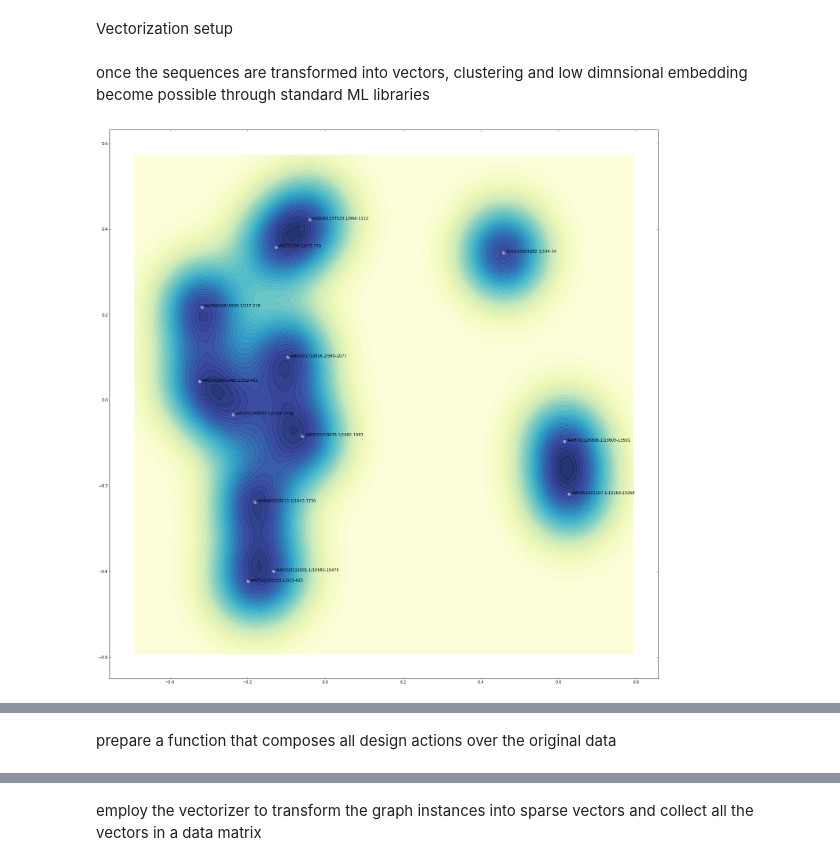
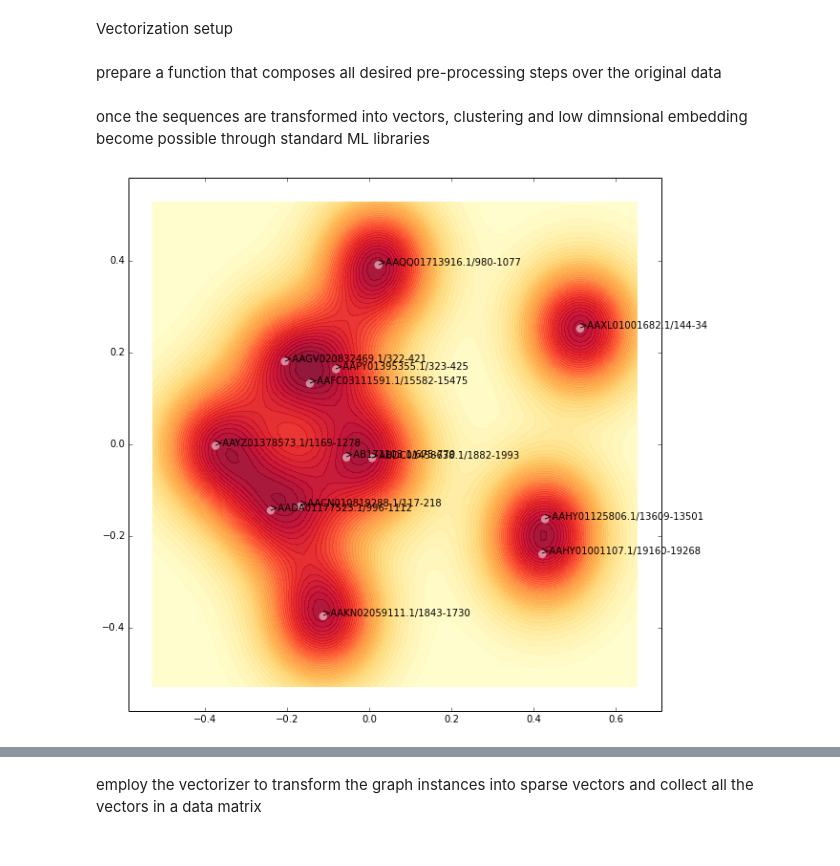
Before and after one commit to fabriziocosta/EDeN, a Jupyter notebook: examples/x 2 RNA.ipynb, the cells around one changed output, grey strips where cells are left out. Cells and saved outputs as stored; diff of their text form; code cells hidden in the pictures.

```diff
--- a/examples/x 2 RNA.ipynb
+++ b/examples/x 2 RNA.ipynb
@@ -109,9 +180,0 @@ for graph in it.islice(graphs,start,stop,step):
-# %%
-def pre_process(data):
-    from eden.converter.rna.rnaplfold import rnaplfold_to_eden
-    graphs = rnaplfold_to_eden(data, window_size = 150, max_bp_span = 100, avg_bp_prob_cutoff = 0.05, max_num_edges = 4)
-
-    from eden.modifier.graph import vertex_attributes
-    graphs = vertex_attributes.colorize(graphs, output_attribute = 'level', labels = ['A','U','C','G'])
-
-    return graphs
@@ -126,11 +180,0 @@ for graph in it.islice(graphs,start,stop,step):
-# %%
-def pre_process(data):
-    from eden.converter.rna.rnafold import rnafold_to_eden
-    graphs = rnafold_to_eden(data)
-
-    from eden.modifier.graph import vertex_attributes
-    graphs = vertex_attributes.trapezoidal_reweighting(graphs,
-                                                       high_weight = 1, low_weight = 0.0,
-                                                       high_weight_window_start = 99, high_weight_window_end = 100,
-                                                       low_weight_window_start = 1, low_weight_window_end = 200)
-    return graphs
@@ -146,5 +182,12 @@ for graph in it.islice(graphs,start,stop,step):
 Vectorization setup
 # %%
 from eden.graph import Vectorizer
-vectorizer = Vectorizer( r=3, d=5 )
+vectorizer = Vectorizer( r=2, d=2 )
 n_jobs = 1
+# %% [markdown]
+prepare a function that composes all desired pre-processing steps over the original data
+# %%
+def pre_process( data ):
+    from eden.converter.rna.rnashapes_struct import rnashapes_struct_to_eden
+    graphs = rnashapes_struct_to_eden(data, energy=True, shape=True, shape_type=5, energy_range=35, max_num=3)
+    return graphs
@@ -153,17 +201,17 @@ once the sequences are transformed into vectors, clustering and low dimnsional e
 # %%
 %%time
 from eden.modifier.fasta import fasta_to_fasta, one_line_modifier
 headers = fasta_to_fasta( rfam_url( rfam_id ), modifier=one_line_modifier, header_only=True )
 
 import itertools
-num = 50
+num = 30
 start = 0
 stop = start + num
 
 labels = [label for label in itertools.islice( headers, start, stop )]
 graphs = itertools.islice( pre_process( rfam_url( rfam_id ) ), start, stop )
 
 from eden.util.display import embed2D
-embed2D( graphs, vectorizer, labels=labels, size=size, gamma=80 , colormap='YlGnBu' )
+embed2D( graphs, vectorizer, labels=labels, size=size, gamma=10**2/2 , colormap='YlOrRd' )
 # %% [output]
-[figure, old version]
+[figure, new version]
@@ -172,2 +219,0 @@ Wall time: 4.23 s
-# %% [markdown]
-prepare a function that composes all design actions over the original data
```
Also changed, not shown: parts of 34 cells of this notebook, 2 other files.
